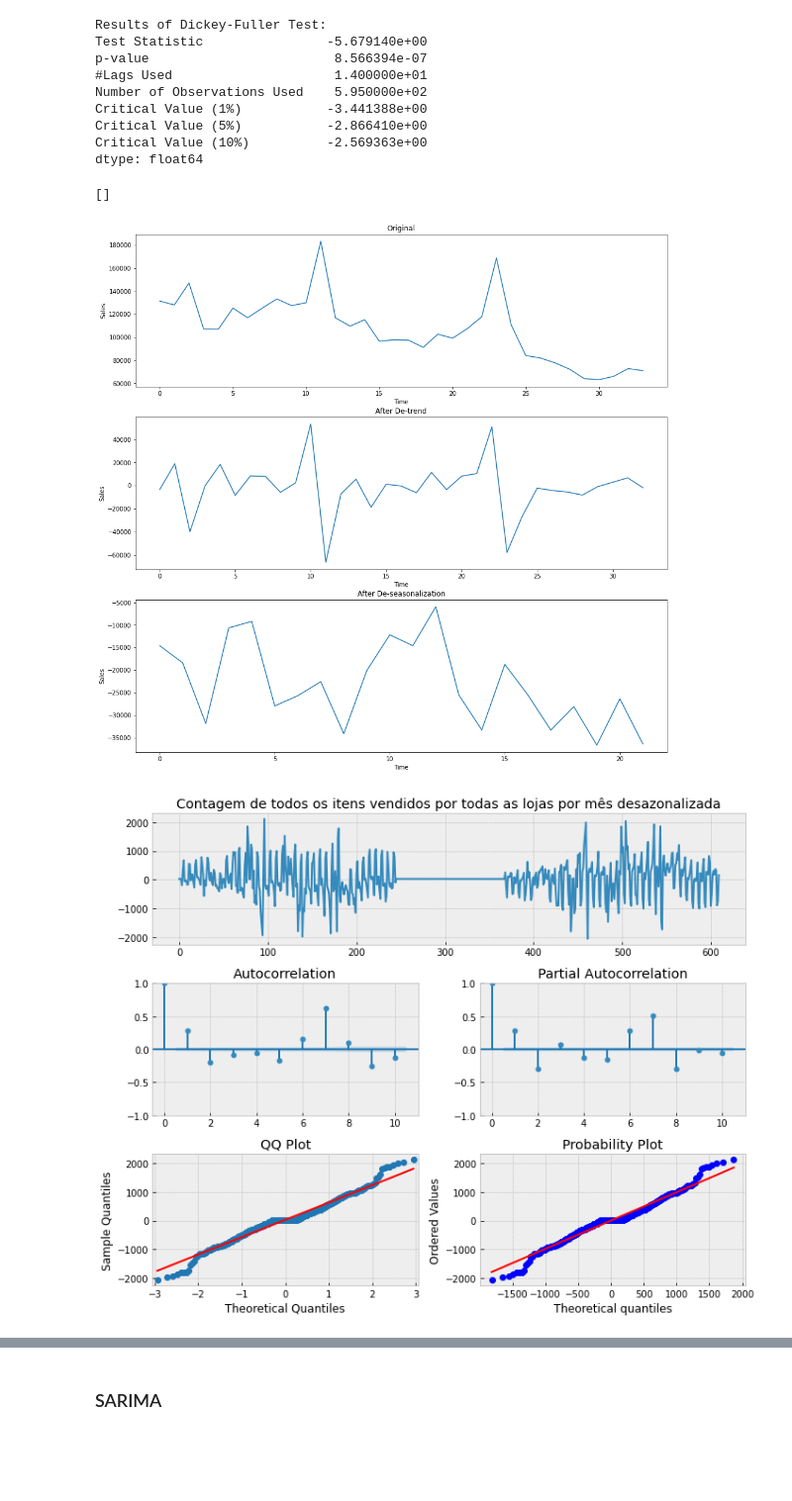
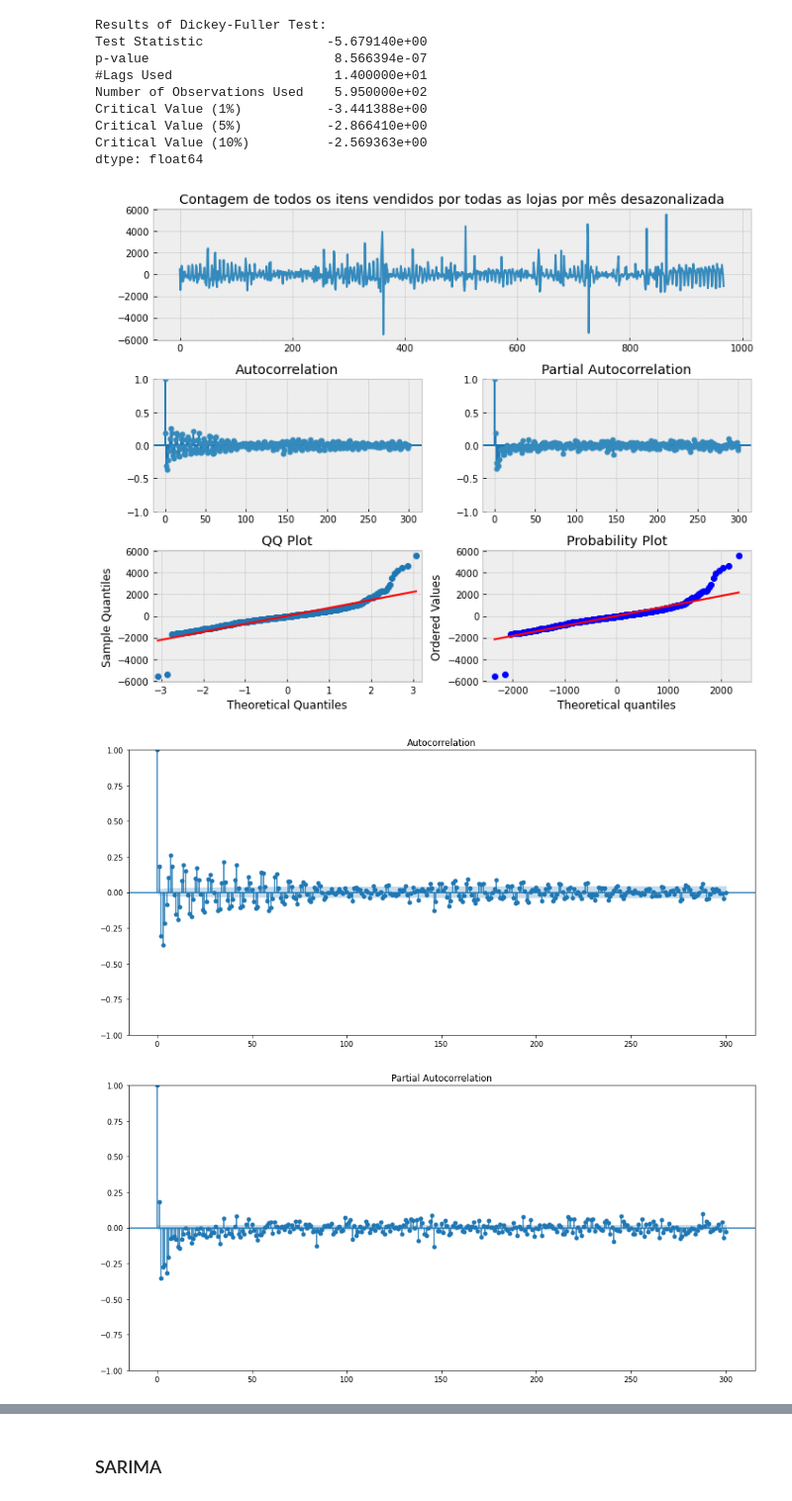
Before and after one commit to derSchmetterling/time_series, a Jupyter notebook: trabalho_ts.ipynb, the cells around one changed output, grey strips where cells are left out. Shown at 99% size. Saved outputs shown, nothing was run; the diff lists cells and outputs as text; code cells hidden in the pictures; blank space fills up the shorter version.

```diff
--- a/trabalho_ts.ipynb
+++ b/trabalho_ts.ipynb
@@ -217,33 +228,34 @@ Critical Value (5%)           -2.866410e+00
 Critical Value (10%)          -2.569363e+00
 dtype: float64
 # %%
-ts=sales.groupby(["date_block_num"])["item_cnt_day"].sum()
-ts.astype('float')
-plt.figure(figsize=(16,16))
-plt.subplot(311)
-plt.title('Original')
-plt.xlabel('Time')
-plt.ylabel('Sales')
-plt.plot(ts)
-plt.subplot(312)
-plt.title('After De-trend')
-plt.xlabel('Time')
-plt.ylabel('Sales')
-new_ts=difference(ts)
-plt.plot(new_ts)
-plt.plot()
+# ts=sales.groupby(["date_block_num"])["item_cnt_day"].sum()
+# ts.astype('float')
+# plt.figure(figsize=(16,16))
+# plt.subplot(311)
+# plt.title('Original')
+# plt.xlabel('Time')
+# plt.ylabel('Sales')
+# plt.plot(resa)
+# plt.subplot(312)
+# plt.title('After De-trend')
+# plt.xlabel('Time')
+# plt.ylabel('Sales')
+# new_ts=difference(resa)
+# plt.plot(new_ts)
+# plt.plot()
 
-plt.subplot(313)
-plt.title('After De-seasonalization')
-plt.xlabel('Time')
-plt.ylabel('Sales')
-new_ts=difference(ts,12)       # assuming the seasonality is 12 months long
-plt.plot(new_ts)
-plt.plot()
+# plt.subplot(313)
+# plt.title('After De-seasonalization')
+# plt.xlabel('Time')
+# plt.ylabel('Sales')
+# new_ts=difference(resa,365)       # assuming the seasonality is 12 months long
+# plt.plot(new_ts)
+# plt.plot()
-# %% [output]
-[]
-[figure, removed]
 # %%
-tsplot(residuos, lags=10,title="Contagem de todos os itens vendidos por todas as lojas por mês desazonalizada")
+tsplot(residuos, lags=300,title="Contagem de todos os itens vendidos por todas as lojas por mês desazonalizada")
+acf =smt.graphics.plot_acf(residuos, lags=300, alpha=0.5)
+pacf = smt.graphics.plot_pacf(residuos, lags=300,  alpha=0.53)
 # %% [output]
-[figure, old version]
+[figure, new version]
+[figure, added]
+[figure, added]
```
Also changed, not shown: parts of 34 cells of this notebook.
